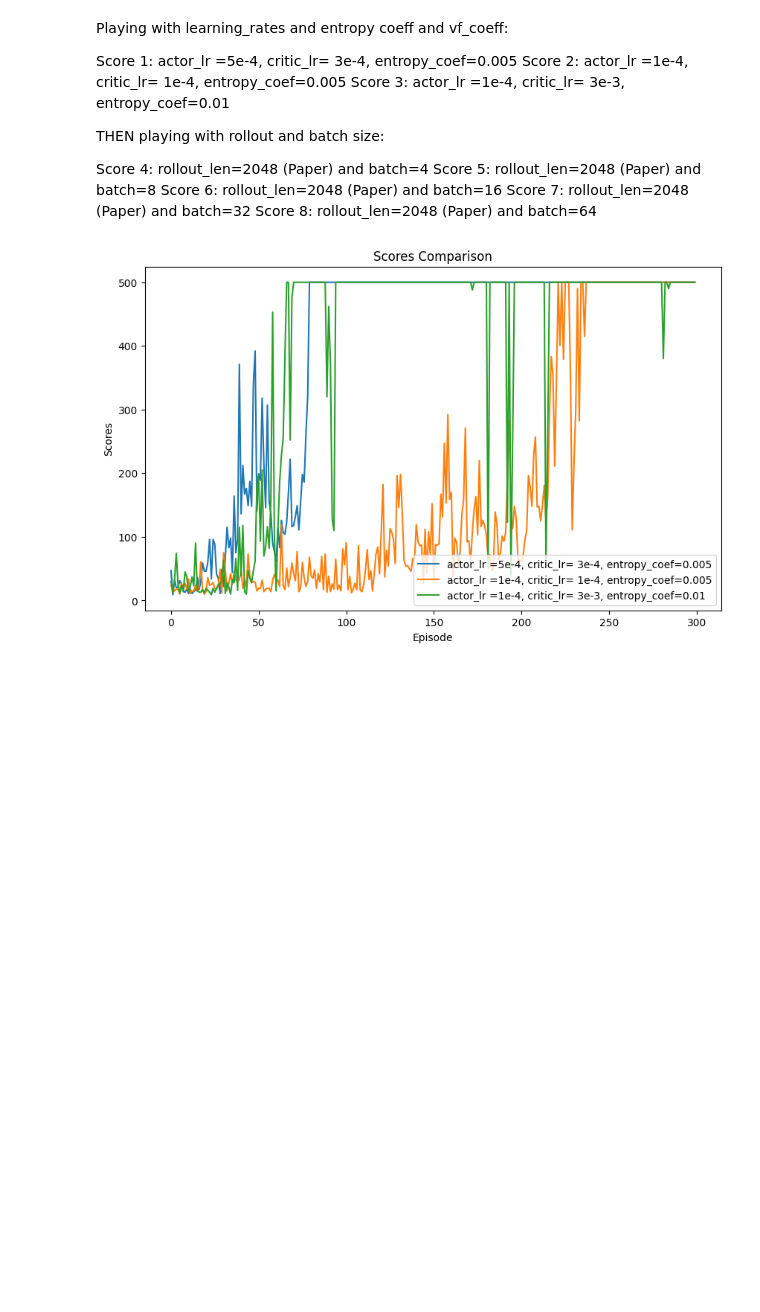
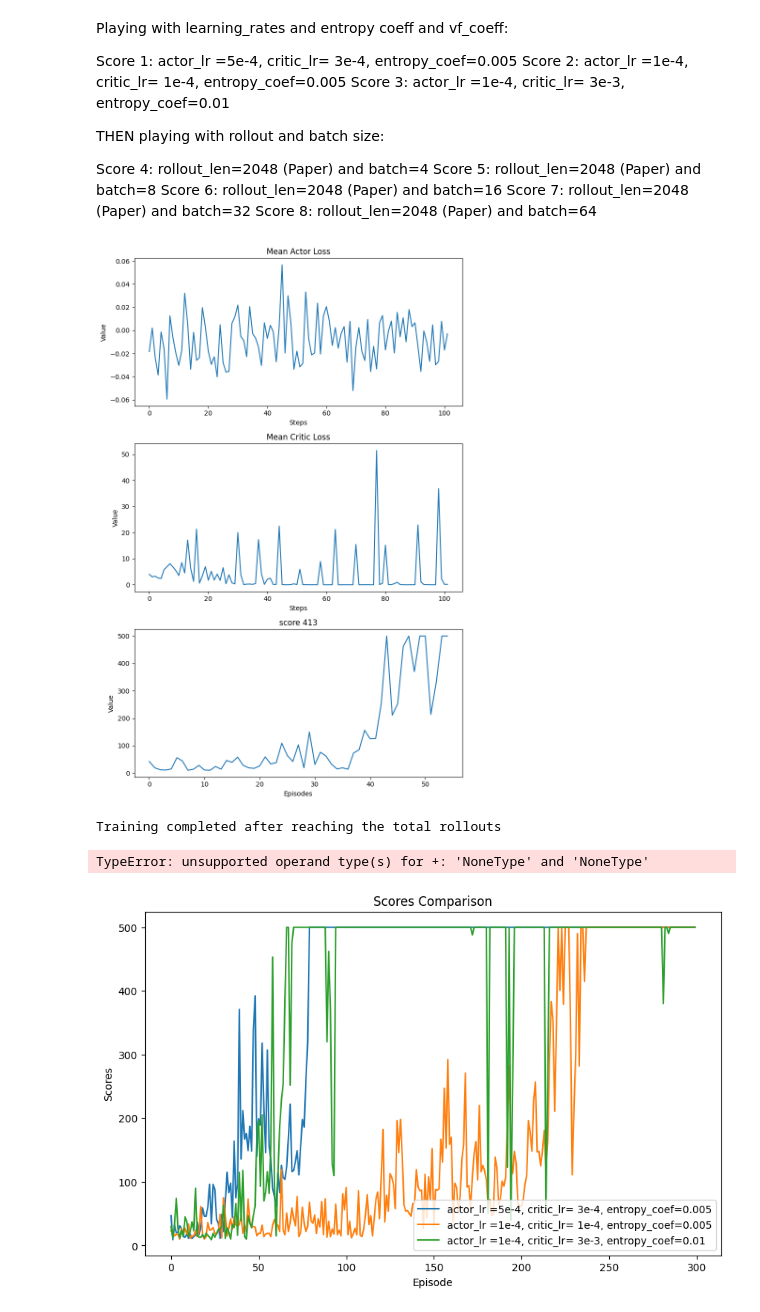
Before and after one commit to mischamez48/PRL_PPO-SAC_ImplPRL_PPO-SAC_Implementationementation, a Jupyter notebook: ppo.ipynb, the cells around one changed output. Cells and saved outputs as stored; diff of their text form; code cells hidden in the pictures; blank space fills up the shorter version.

```diff
--- a/ppo.ipynb
+++ b/ppo.ipynb
@@ -53,6 +53,78 @@ Score 5: rollout_len=2048 (Paper) and batch=8
 Score 6: rollout_len=2048 (Paper) and batch=16
 Score 7: rollout_len=2048 (Paper) and batch=32
 Score 8: rollout_len=2048 (Paper) and batch=64
+# %%
+import gym
+import numpy as np
+import matplotlib.pyplot as plt
+
+# Assuming PPOAgent and other dependencies are already defined/imported
+
+def make_env(seed=None):
+    env_id = "CartPole-v1"
+    env = gym.make(env_id)
+    if seed is not None:
+        env.seed(seed)
+        env.action_space.seed(seed)
+        env.observation_space.seed(seed)
+    return env
+
+# Define a function to train the agent and return the performance metrics
+def train_agent(seed):
+    np.random.seed(seed)
+    env = make_env(seed)
+    agent = PPOAgent(
+        make_env,
+        obs_dim=4,  # Adjusted for CartPole
+        act_dim=env.action_space.n,
+        gamma=0.99,
+        lamda=0.95,
+        entropy_coef=0.005,
+        epsilon=0.2,  # Higher epsilon for larger policy update steps
+        vf_coef=0.1,  # Reduced value function coefficient
+        rollout_len=25,  # Reduced rollout length
+        total_rollouts=3000,
+        num_epochs=10,  # Reduced number of epochs
+        batch_size=4,  # Smaller batch size
+        continuous=False,
+        solved_reward=500,
+        actor_lr=5e-4,  # Higher learning rate for the actor
+        critic_lr=3e-4,  # Higher learning rate for the critic
+    )
+    rewards = agent.train()
+    return rewards
+
+# Function to run training with multiple seeds and average the results
+def run_experiment(seeds):
+    all_rewards = []
+    for seed in seeds:
+        rewards = train_agent(seed)
+        all_rewards.append(rewards)
+
+    # Convert to numpy array for easy averaging
+    all_rewards = np.array(all_rewards)
+    avg_rewards = np.mean(all_rewards, axis=0)
+    std_rewards = np.std(all_rewards, axis=0)
+
+    return avg_rewards, std_rewards
+
+# Run the experiment with multiple seeds
+seeds = [0, 1, 2]
+avg_rewards, std_rewards = run_experiment(seeds)
+
+# Plotting the results
+plt.figure(figsize=(10, 5))
+plt.plot(avg_rewards, label='Average Reward')
+plt.fill_between(range(len(avg_rewards)), avg_rewards - std_rewards, avg_rewards + std_rewards, alpha=0.2)
+plt.xlabel('Rollouts')
+plt.ylabel('Average Reward')
+plt.title('PPO Performance on CartPole-v1 (Averaged over 3 seeds)')
+plt.legend()
+plt.show()
+# %% [output]
+[figure, added]
+Training completed after reaching the total rollouts
+TypeError: unsupported operand type(s) for +: 'NoneType' and 'NoneType'
 # %%
 # Testing the environment with reward modified
 def make_env():
```
Also changed, not shown: parts of 1 cell of this notebook, 4 other files.
